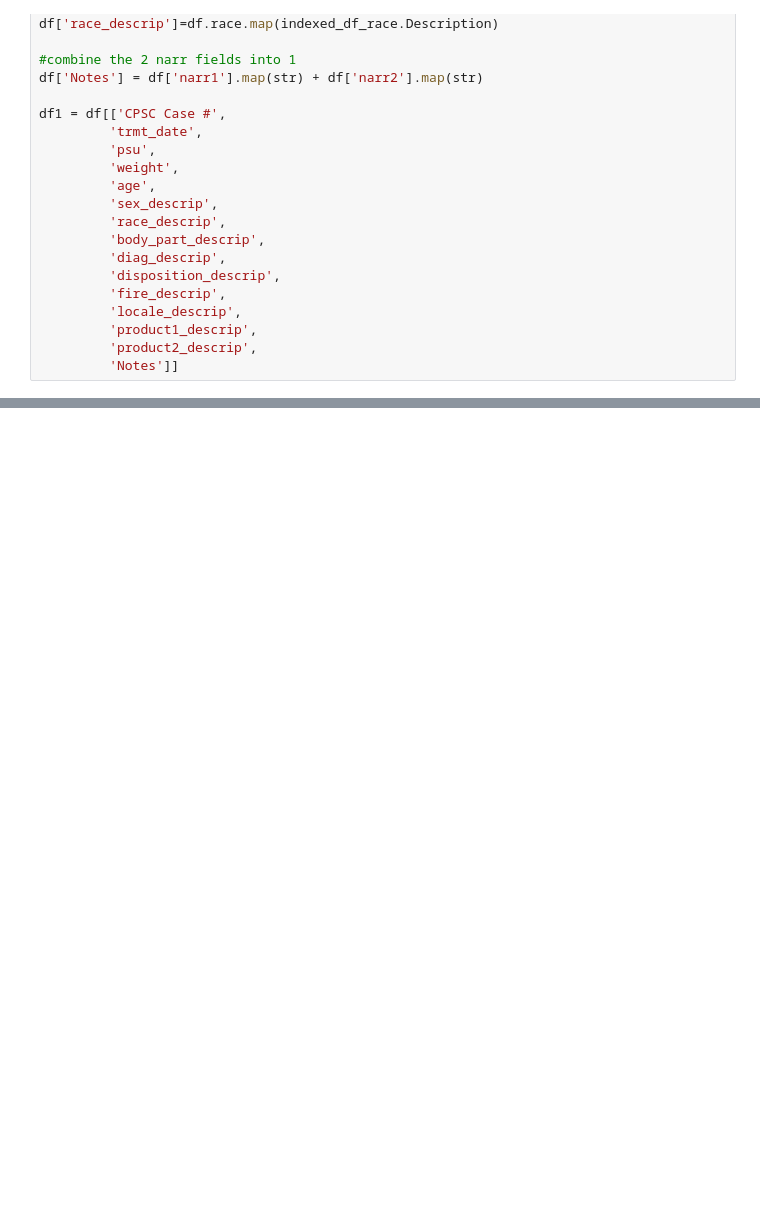
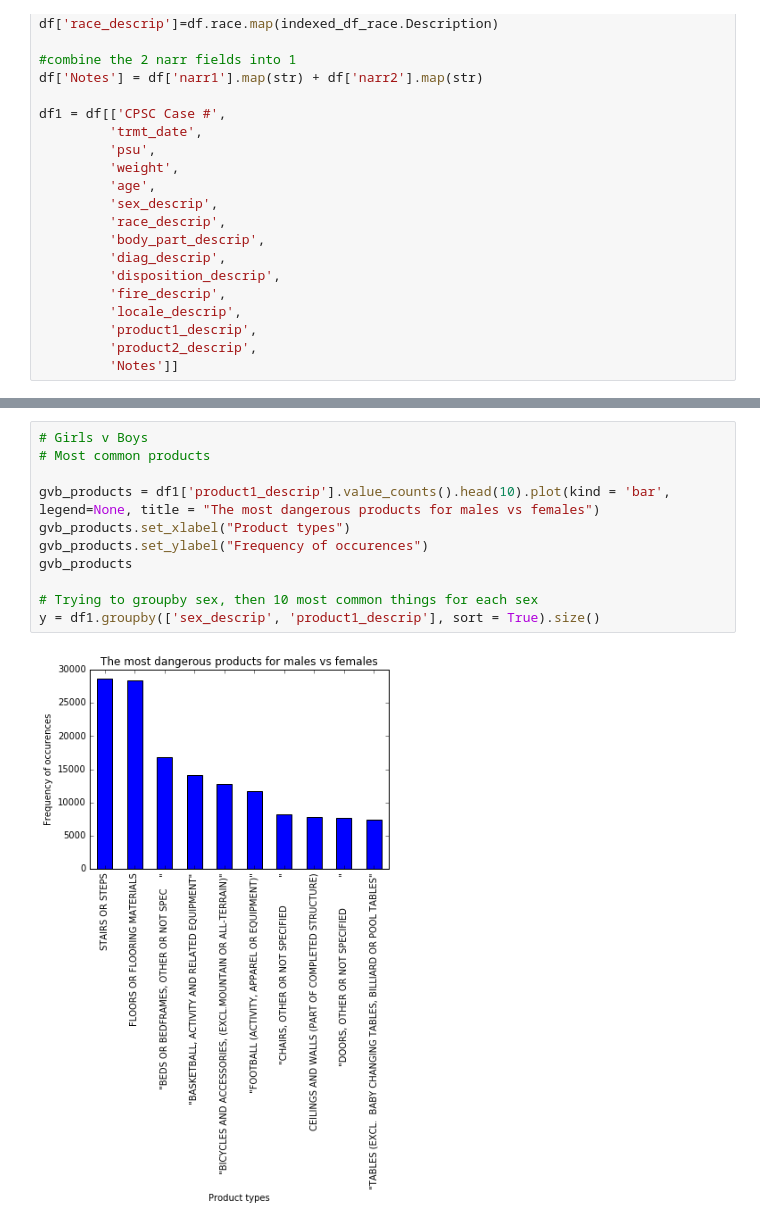
Before and after one commit to pzhou11/MIDS, a Jupyter notebook: Python_Project2/Jen2.ipynb, the cells around one changed output, grey strips where cells are left out. Saved outputs shown, nothing was run; the diff lists cells and outputs as text; blank space fills up the shorter version.

```diff
--- a/Python_Project2/Jen2.ipynb
+++ b/Python_Project2/Jen2.ipynb
@@ -115,0 +170,13 @@ df1 = df[['CPSC Case #',
+# %%
+# Girls v Boys
+# Most common products
+
+gvb_products = df1['product1_descrip'].value_counts().head(10).plot(kind = 'bar', legend=None, title = "The most dangerous products for males vs females")
+gvb_products.set_xlabel("Product types")
+gvb_products.set_ylabel("Frequency of occurences")
+gvb_products
+
+# Trying to groupby sex, then 10 most common things for each sex
+y = df1.groupby(['sex_descrip', 'product1_descrip'], sort = True).size()
+# %% [output]
+[figure, added]
```
Also changed, not shown: parts of 11 cells of this notebook.
